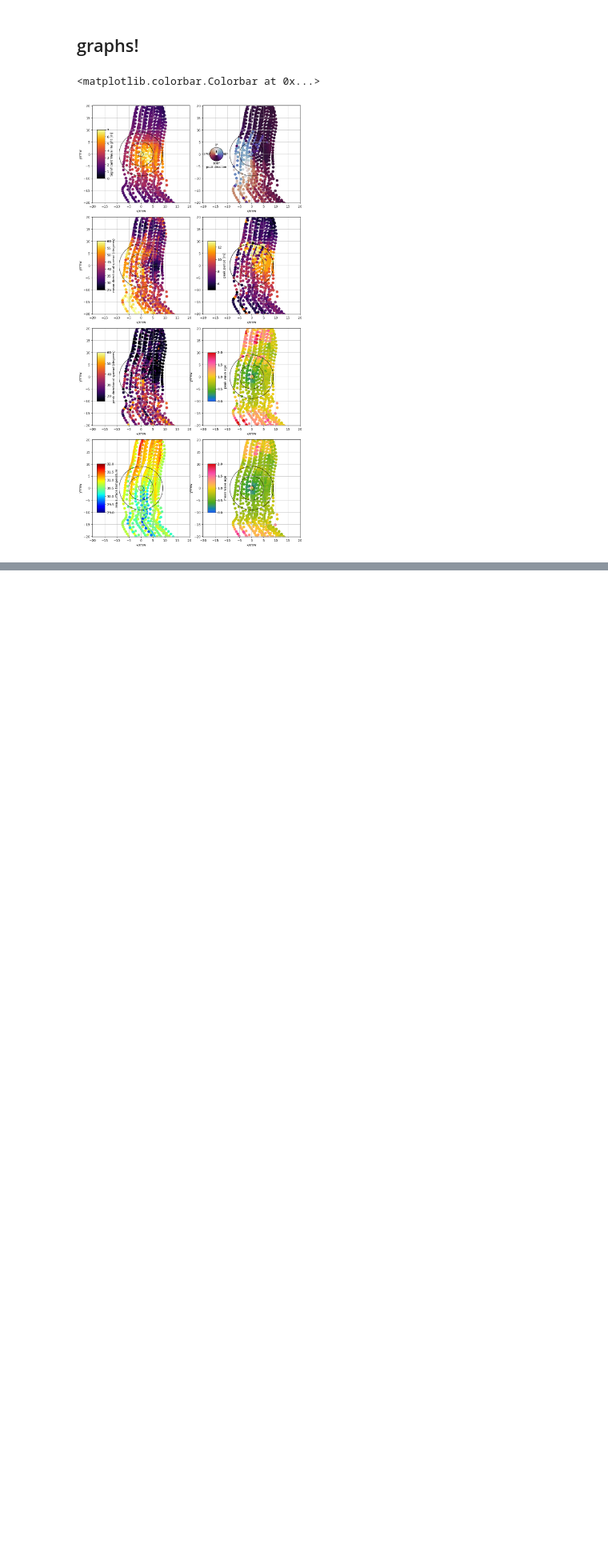
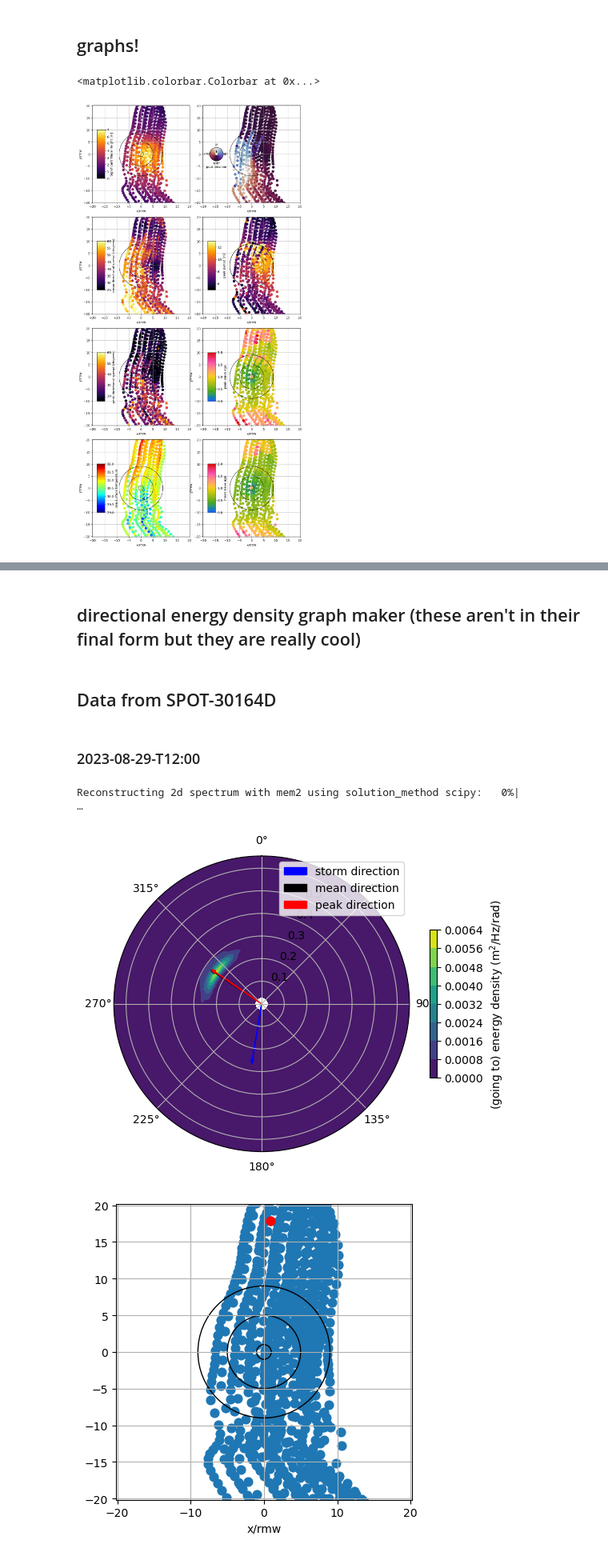
Before and after one commit to emdoak/hurricaneidalia, a Jupyter notebook: hurricaneproject.ipynb, the cells around one changed output, grey strips where cells are left out. Shown at 80% size. Drawn from its saved outputs; the diff is of its cells as text; code cells hidden in the pictures; blank space fills up the shorter version.

Commit message:
add project files

```diff
--- a/hurricaneproject.ipynb
+++ b/hurricaneproject.ipynb
@@ -519,0 +471,2 @@ plt.show()
+# %% [markdown]
+## directional energy density graph maker (these aren't in their final form but they are really cool)
@@ -519,0 +633,73 @@ plt.show()
+# %% [markdown]
+## Data from SPOT-30164D
+# %% [markdown]
+### 2023-08-29-T12:00
+# %%
+#circle graph
+drifter_spectra_2d = spectra_2d_from_df(drifter_df.loc['SPOT-30164D'])#drifter id
+fig, ax = plt.subplots(1, 1, subplot_kw=dict(projection='polar'))
+plot_2d_energy_density(ax, drifter_spectra_2d.sel(time='2023-08-20-T20:00', method='nearest'))#time stamp
+
+#Location visualizer
+fig, ax = plt.subplots()
+
+
+plt.grid()
+x = drifter_df.xstorm/rmwkm
+y = drifter_df.ystorm/rmwkm
+
+
+sc = ax.scatter(x,y, s=60)
+ax.set_xlabel('x/rmw')
+ax.grid()
+circle=plt.Circle((0,0),100)
+ax.set_xlim(np.array([-400, 400]) / rmwkm)
+ax.set_ylim(np.array([-400, 400]) / rmwkm)
+
+cc = mpl.patches.Circle(( 0,0), 1, fill=False)
+ax.set_aspect( 1 )
+ax.add_patch( cc )
+
+cc = mpl.patches.Circle(( 0,0), 5, fill=False)
+ax.set_aspect( 1 )
+ax.add_patch( cc )
+
+cc = mpl.patches.Circle(( 0,0), 9, fill=False)
+ax.set_aspect( 1 )
+ax.add_patch( cc )
+
+
+
+
+
+arrow_kwargs = dict(  #TODO: used for RMW norm
+    dx=0,
+    dy=0.2,
+    width=0.05,
+    color='k',
+    lw=1,
+    head_length=0.15,
+)
+ax3.arrow(0, 0.2, **arrow_kwargs)
+ax3.set_axis_off()
+ax3.set_ylim([-1, 1])
+ax3.set_xlim([-1, 1])
+
+
+
+plt.grid()
+
+drifter_id = 'SPOT-30164D'
+point_start_time = pd.Timestamp('2023-08-29-T20:00', tz='utc')
+point_end_time = point_start_time + pd.Timedelta('1h')
+drifter_point = drifter_df.loc[drifter_id][point_start_time:point_end_time]
+x = drifter_point.xstorm/rmwkm
+y = drifter_point.ystorm/rmwkm
+norm = plt.Normalize(0,2)
+sc = ax.scatter(x,y,color='r', s=60)
+
+plt.show()
+# %% [output]
+Reconstructing 2d spectrum with mem2 using solution_method scipy:   0%|                                       …
+[figure, added]
+[figure, added]
```
Also changed, not shown: parts of 24 cells of this notebook.
